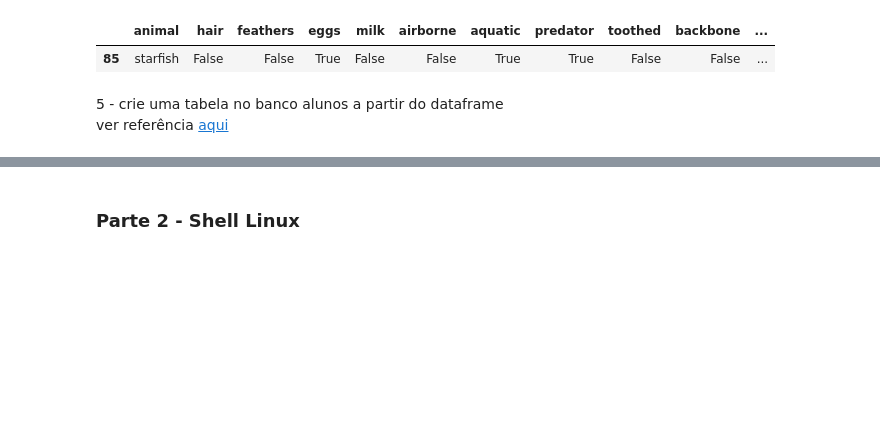
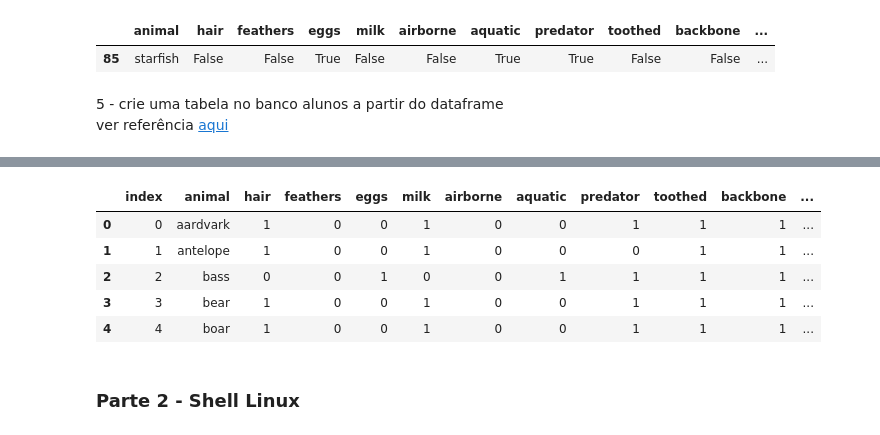
Before and after one commit to FGV-EMAp/FGV_Programming_Languages, a Jupyter notebook: Python/Exercicios/Exercicios_Revisao_A2.ipynb, the cells around one changed output, grey strips where cells are left out. Saved outputs shown, nothing was run; the diff lists cells and outputs as text; code cells hidden in the pictures; blank space fills up the shorter version.

```diff
--- a/Python/Exercicios/Exercicios_Revisao_A2.ipynb
+++ b/Python/Exercicios/Exercicios_Revisao_A2.ipynb
@@ -136 +123,3 @@ conn = pymysql.connect(host='127.0.0.1', #localhost
+# %%
+conn = sqlite3.connect('tabela_zoo')
 # %%
@@ -140,3 +151,13 @@ DatabaseError: Execution failed on sql 'SELECT name FROM sqlite_master WHERE typ
+# %%
+new_df = pd.read_sql_query("SELECT * FROM tabela_zoo;", conn)
+new_df.head()
+# %% [output]
+|  | index | animal | hair | feathers | eggs | milk | airborne | aquatic | predator | toothed | backbone | ... |
+| 0 | 0 | aardvark | 1 | 0 | 0 | 1 | 0 | 0 | 1 | 1 | 1 | ... |
+| 1 | 1 | antelope | 1 | 0 | 0 | 1 | 0 | 0 | 0 | 1 | 1 | ... |
+| 2 | 2 | bass | 0 | 0 | 1 | 0 | 0 | 1 | 1 | 1 | 1 | ... |
+| 3 | 3 | bear | 1 | 0 | 0 | 1 | 0 | 0 | 1 | 1 | 1 | ... |
+| 4 | 4 | boar | 1 | 0 | 0 | 1 | 0 | 0 | 1 | 1 | 1 | ... |
 # %% [markdown]
 ### Parte 2 - Shell Linux
 # %% [markdown]
```
Also changed, not shown: parts of 9 cells of this notebook.
